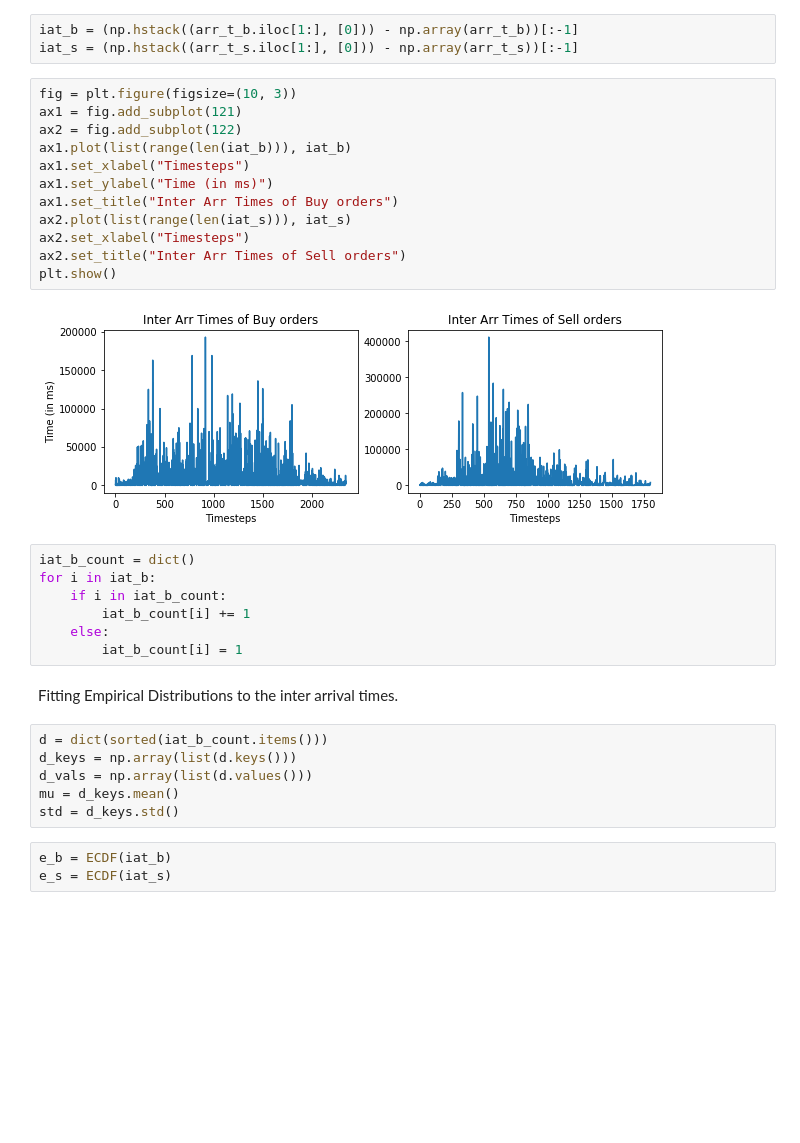
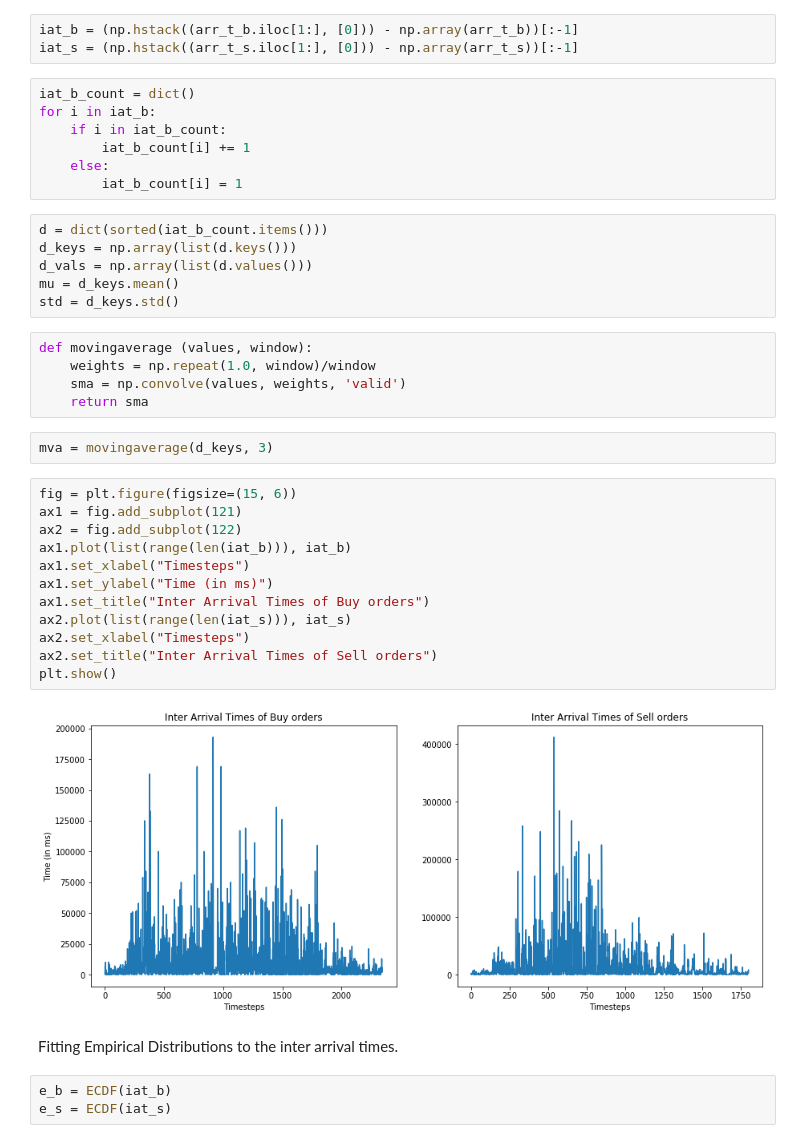
Before and after one commit to RSB-Balaji/SimulatedExchange, a Jupyter notebook: Insights.ipynb, the cells around one changed output. Saved outputs shown, nothing was run; the diff lists cells and outputs as text; blank space fills up the shorter version.

```diff
--- a/Insights.ipynb
+++ b/Insights.ipynb
@@ -123,20 +189,6 @@ Calculating the Inter arrival time of the add new orders.
 # %%
 iat_b = (np.hstack((arr_t_b.iloc[1:], [0])) - np.array(arr_t_b))[:-1]
 iat_s = (np.hstack((arr_t_s.iloc[1:], [0])) - np.array(arr_t_s))[:-1]
-# %%
-fig = plt.figure(figsize=(10, 3))
-ax1 = fig.add_subplot(121)
-ax2 = fig.add_subplot(122)
-ax1.plot(list(range(len(iat_b))), iat_b)
-ax1.set_xlabel("Timesteps")
-ax1.set_ylabel("Time (in ms)")
-ax1.set_title("Inter Arr Times of Buy orders")
-ax2.plot(list(range(len(iat_s))), iat_s)
-ax2.set_xlabel("Timesteps")
-ax2.set_title("Inter Arr Times of Sell orders")
-plt.show()
-# %% [output]
-[figure, removed]
 # %%
 iat_b_count = dict()
 for i in iat_b:
@@ -144,14 +196,35 @@ for i in iat_b:
         iat_b_count[i] += 1
     else:
         iat_b_count[i] = 1
+# %%
+d = dict(sorted(iat_b_count.items()))
+d_keys = np.array(list(d.keys()))
+d_vals = np.array(list(d.values()))
+mu = d_keys.mean()
+std = d_keys.std()
+# %%
+def movingaverage (values, window):
+    weights = np.repeat(1.0, window)/window
+    sma = np.convolve(values, weights, 'valid')
+    return sma
+# %%
+mva = movingaverage(d_keys, 3)
+# %%
+fig = plt.figure(figsize=(15, 6))
+ax1 = fig.add_subplot(121)
+ax2 = fig.add_subplot(122)
+ax1.plot(list(range(len(iat_b))), iat_b)
+ax1.set_xlabel("Timesteps")
+ax1.set_ylabel("Time (in ms)")
+ax1.set_title("Inter Arrival Times of Buy orders")
+ax2.plot(list(range(len(iat_s))), iat_s)
+ax2.set_xlabel("Timesteps")
+ax2.set_title("Inter Arrival Times of Sell orders")
+plt.show()
+# %% [output]
+[figure, added]
 # %% [markdown]
 Fitting Empirical Distributions to the inter arrival times.
-# %%
-d = dict(sorted(iat_b_count.items()))
-d_keys = np.array(list(d.keys()))
-d_vals = np.array(list(d.values()))
-mu = d_keys.mean()
-std = d_keys.std()
 # %%
 e_b = ECDF(iat_b)
 e_s = ECDF(iat_s)
```
Also changed, not shown: parts of 28 cells of this notebook.
